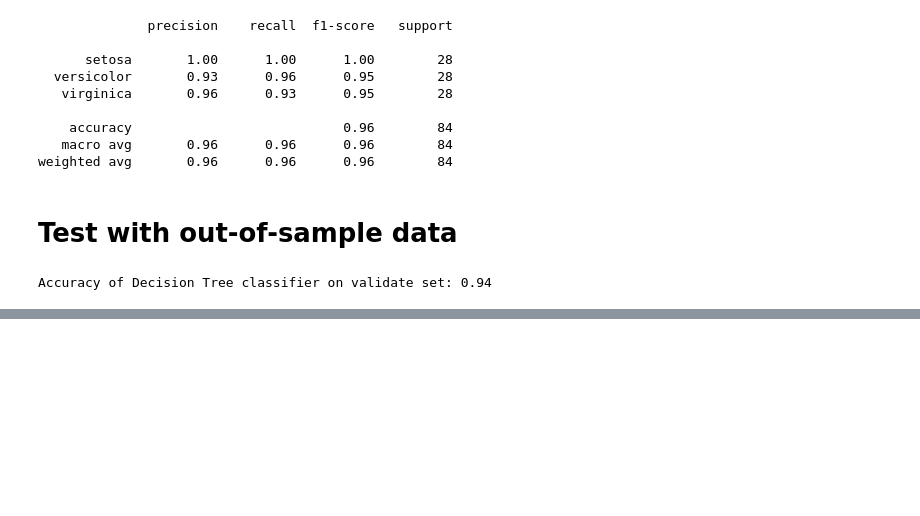
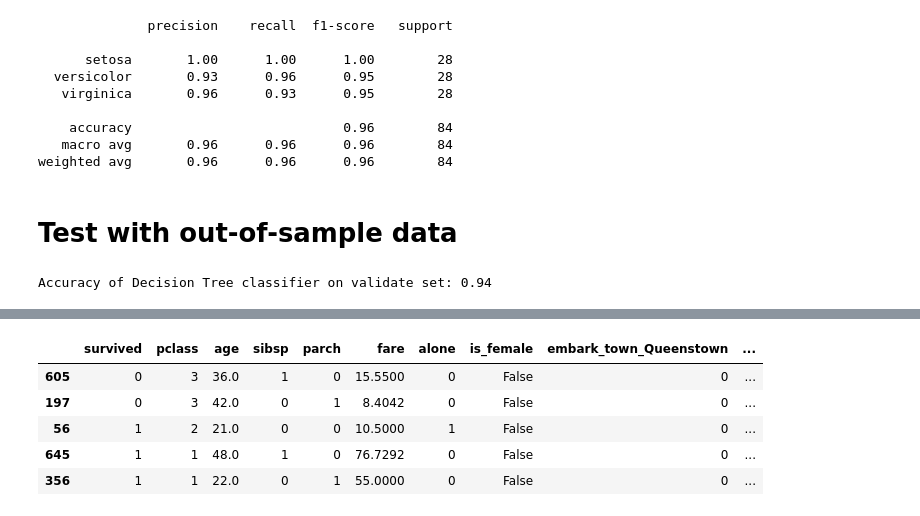
Before and after one commit to ljackson707/classification-exercises, a Jupyter notebook: model.ipynb, the cells around one changed output, grey strips where cells are left out. Drawn from its saved outputs; the diff is of its cells as text; code cells hidden in the pictures; blank space fills up the shorter version.

```diff
--- a/model.ipynb
+++ b/model.ipynb
@@ -191 +257,11 @@ dtype: int64
+# %%
+train, validate, test = split(df, stratify_by="pclass")
+train.head()
+# %% [output]
+|  | survived | pclass | age | sibsp | parch | fare | alone | is_female | embark_town_Queenstown | ... |
+| 605 | 0 | 3 | 36.0 | 1 | 0 | 15.5500 | 0 | False | 0 | ... |
+| 197 | 0 | 3 | 42.0 | 0 | 1 | 8.4042 | 0 | False | 0 | ... |
+| 56 | 1 | 2 | 21.0 | 0 | 0 | 10.5000 | 1 | False | 0 | ... |
+| 645 | 1 | 1 | 48.0 | 1 | 0 | 76.7292 | 0 | False | 0 | ... |
+| 356 | 1 | 1 | 22.0 | 0 | 1 | 55.0000 | 0 | False | 0 | ... |
 # %%
```
Also changed, not shown: parts of 46 cells of this notebook.
